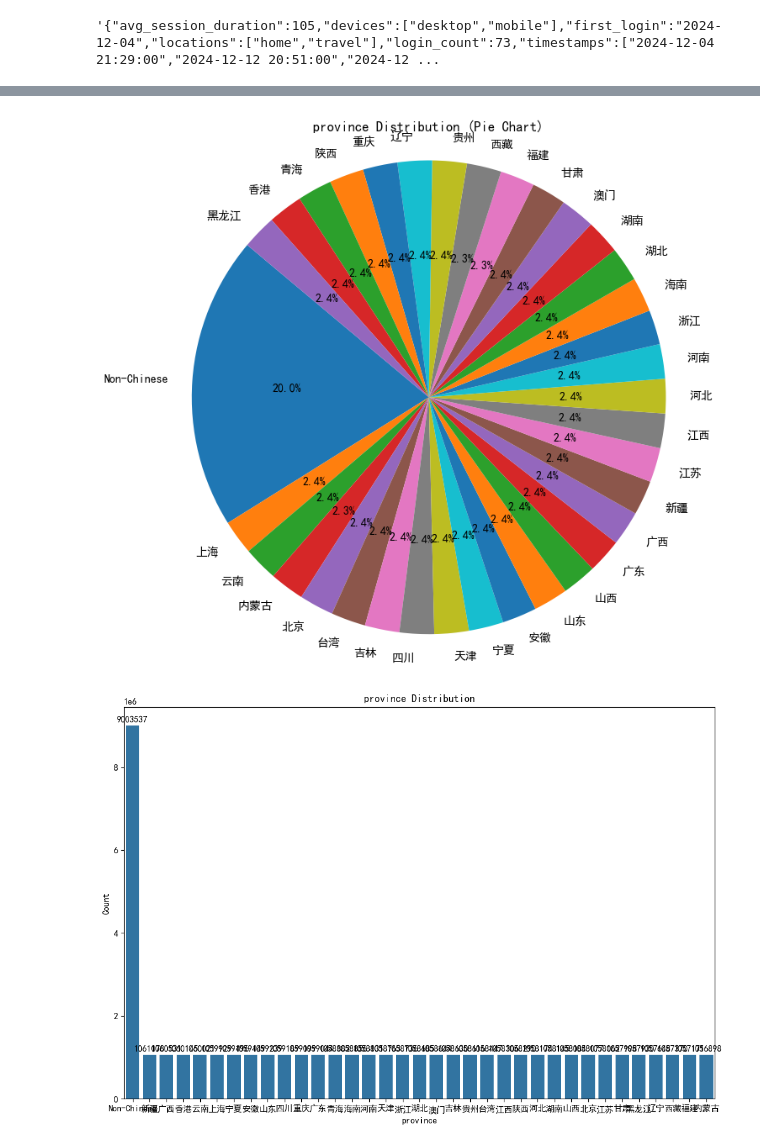
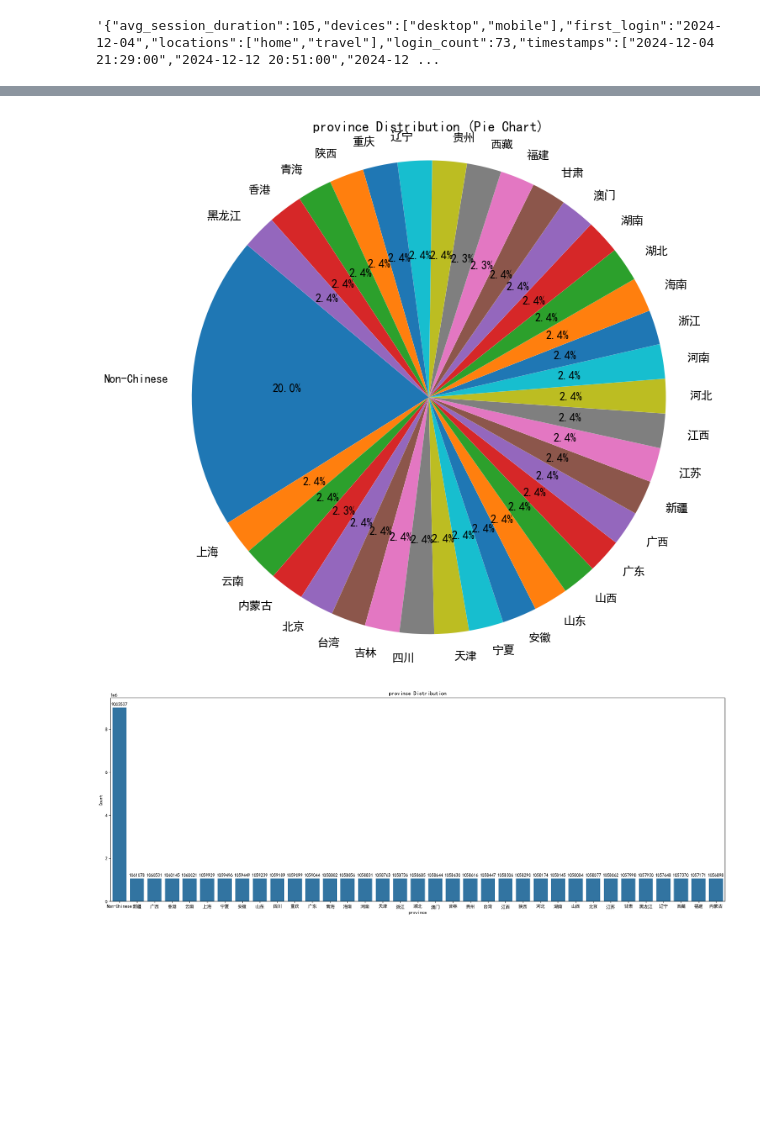
Before and after one commit to lyc2333/dm-homework, a Jupyter notebook: process_10GB.ipynb, the cells around one changed output, grey strips where cells are left out. Drawn from its saved outputs; the diff is of its cells as text; code cells hidden in the pictures; blank space fills up the shorter version.

```diff
--- a/process_10GB.ipynb
+++ b/process_10GB.ipynb
@@ -56,7 +57,13 @@ login_history_files = pathlib.Path("processed_data_2") / origin_files.name
 province_history_files = pathlib.Path("processed_data_3") / origin_files.name
 
 df0 = df0.repartition(npartitions=1).reset_index(drop=True)
-df1 = dd.read_parquet(purchased_items_files).repartition(npartitions=1).reset_index(drop=True)
-df2 = dd.read_parquet(login_history_files).repartition(npartitions=1).reset_index(drop=True)
-df3 = dd.read_parquet(province_history_files).repartition(npartitions=1).reset_index(drop=True)
+df1 = dd.read_parquet(purchased_items_files).drop(['id'], axis=1).repartition(npartitions=1).reset_index(drop=True)
+df2 = dd.read_parquet(login_history_files).drop(['id'], axis=1).repartition(npartitions=1).reset_index(drop=True)
+df3 = dd.read_parquet(province_history_files).drop(['id'], axis=1).repartition(npartitions=1).reset_index(drop=True)
 df = dd.concat([df0,df1,df2,df3],axis=1)
+# %%
+df["income_bin"] = utils.create_bins(df, "income", 5)
+df["age_bin"] = utils.create_bins(df, "age", 5)
+df["avg_price_bin"] = utils.create_bins(df, "avg_price", 5)
+df["total_price"] = df["avg_price"]*df["item_count"]
+df["total_price_bin"] = utils.create_bins(df, "total_price", 5)
@@ -63,6 +105,6 @@ df = dd.concat([df0,df1,df2,df3],axis=1)
 # %%
 visualizations.draw_pieplot(df,"province")
-visualizations.draw_barplot(df,"province")
+visualizations.draw_barplot(df,"province",figsize=(24,8))
 # %% [output]
 [figure]
-[figure, old version]
+[figure, new version]
```
Also changed, not shown: parts of 23 cells of this notebook, 23 other files.
